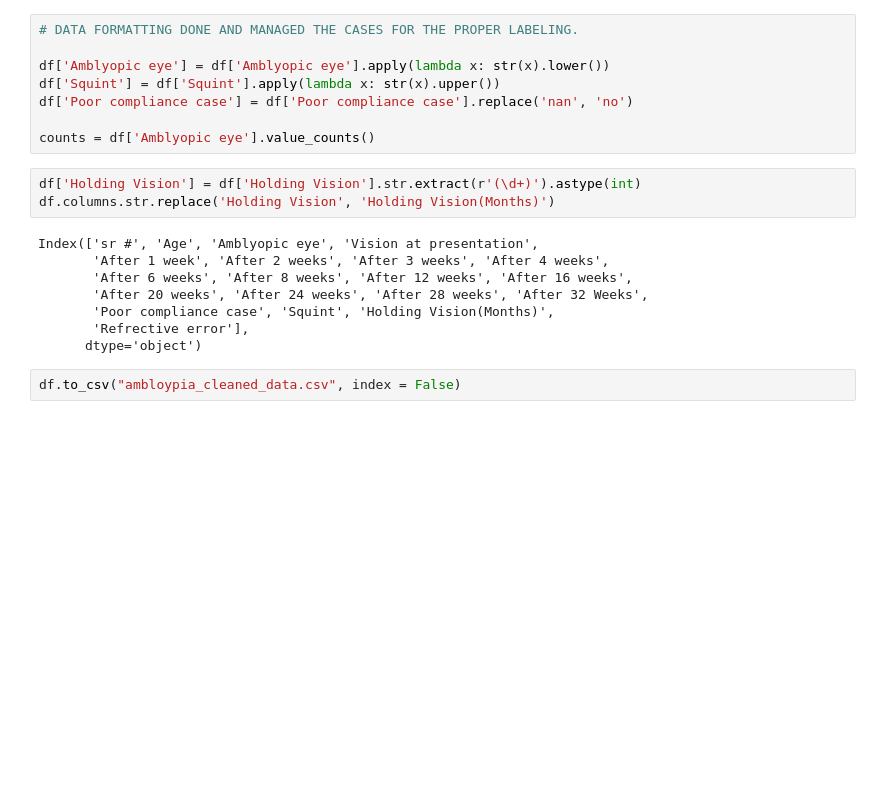
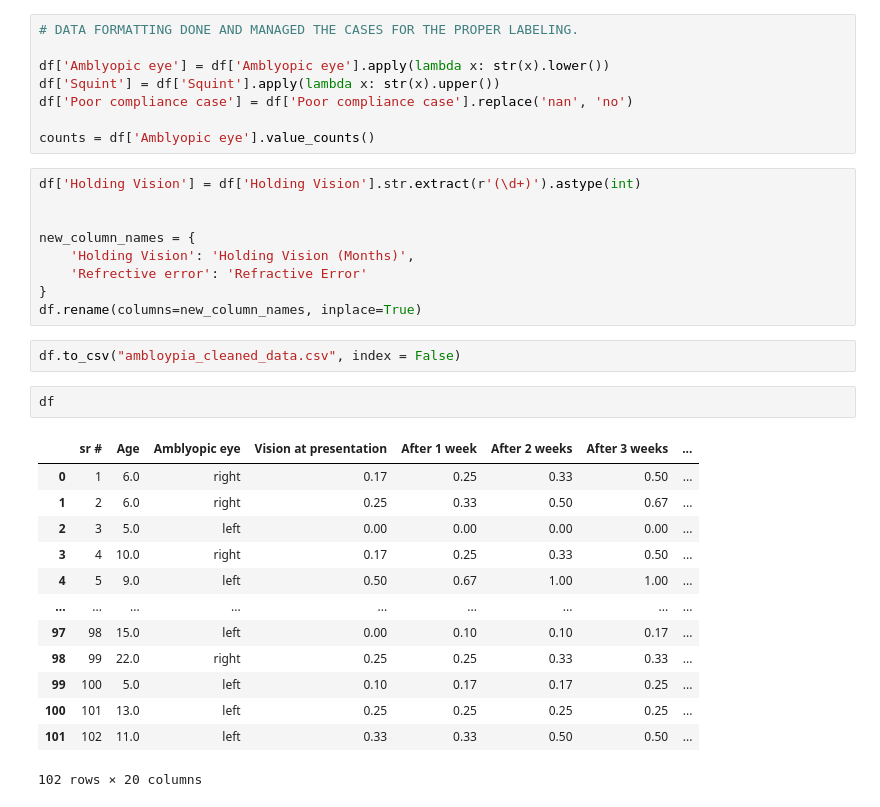
Before and after one commit to SoRaz049/DataAnalysisProjects, a Jupyter notebook: amblyopia/amblopia_1.ipynb, the cells around one changed output. Cells and saved outputs as stored; diff of their text form; blank space fills up the shorter version.

```diff
--- a/amblyopia/amblopia_1.ipynb
+++ b/amblyopia/amblopia_1.ipynb
@@ -138,14 +139,28 @@ df['Poor compliance case'] = df['Poor compliance case'].replace('nan', 'no')
 counts = df['Amblyopic eye'].value_counts()
 # %%
 df['Holding Vision'] = df['Holding Vision'].str.extract(r'(\d+)').astype(int)
-df.columns.str.replace('Holding Vision', 'Holding Vision(Months)')
+
+
+new_column_names = {
+    'Holding Vision': 'Holding Vision (Months)',
+    'Refrective error': 'Refractive Error'
+}
+df.rename(columns=new_column_names, inplace=True)
-# %% [output]
-Index(['sr #', 'Age', 'Amblyopic eye', 'Vision at presentation',
-       'After 1 week', 'After 2 weeks', 'After 3 weeks', 'After 4 weeks',
-       'After 6 weeks', 'After 8 weeks', 'After 12 weeks', 'After 16 weeks',
-       'After 20 weeks', 'After 24 weeks', 'After 28 weeks', 'After 32 Weeks',
-       'Poor compliance case', 'Squint', 'Holding Vision(Months)',
-       'Refrective error'],
-      dtype='object')
 # %%
 df.to_csv("ambloypia_cleaned_data.csv", index = False)
+# %%
+df
+# %% [output]
+|  | sr # | Age | Amblyopic eye | Vision at presentation | After 1 week | After 2 weeks | After 3 weeks | ... |
+| 0 | 1 | 6.0 | right | 0.17 | 0.25 | 0.33 | 0.50 | ... |
+| 1 | 2 | 6.0 | right | 0.25 | 0.33 | 0.50 | 0.67 | ... |
+| 2 | 3 | 5.0 | left | 0.00 | 0.00 | 0.00 | 0.00 | ... |
+| 3 | 4 | 10.0 | right | 0.17 | 0.25 | 0.33 | 0.50 | ... |
+| 4 | 5 | 9.0 | left | 0.50 | 0.67 | 1.00 | 1.00 | ... |
+| ... | ... | ... | ... | ... | ... | ... | ... | ... |
+| 97 | 98 | 15.0 | left | 0.00 | 0.10 | 0.10 | 0.17 | ... |
+| 98 | 99 | 22.0 | right | 0.25 | 0.25 | 0.33 | 0.33 | ... |
+| 99 | 100 | 5.0 | left | 0.10 | 0.17 | 0.17 | 0.25 | ... |
+| 100 | 101 | 13.0 | left | 0.25 | 0.25 | 0.25 | 0.25 | ... |
+| 101 | 102 | 11.0 | left | 0.33 | 0.33 | 0.50 | 0.50 | ... |
+102 rows × 20 columns
```
Also changed, not shown: parts of 5 cells of this notebook, 2 other files.
